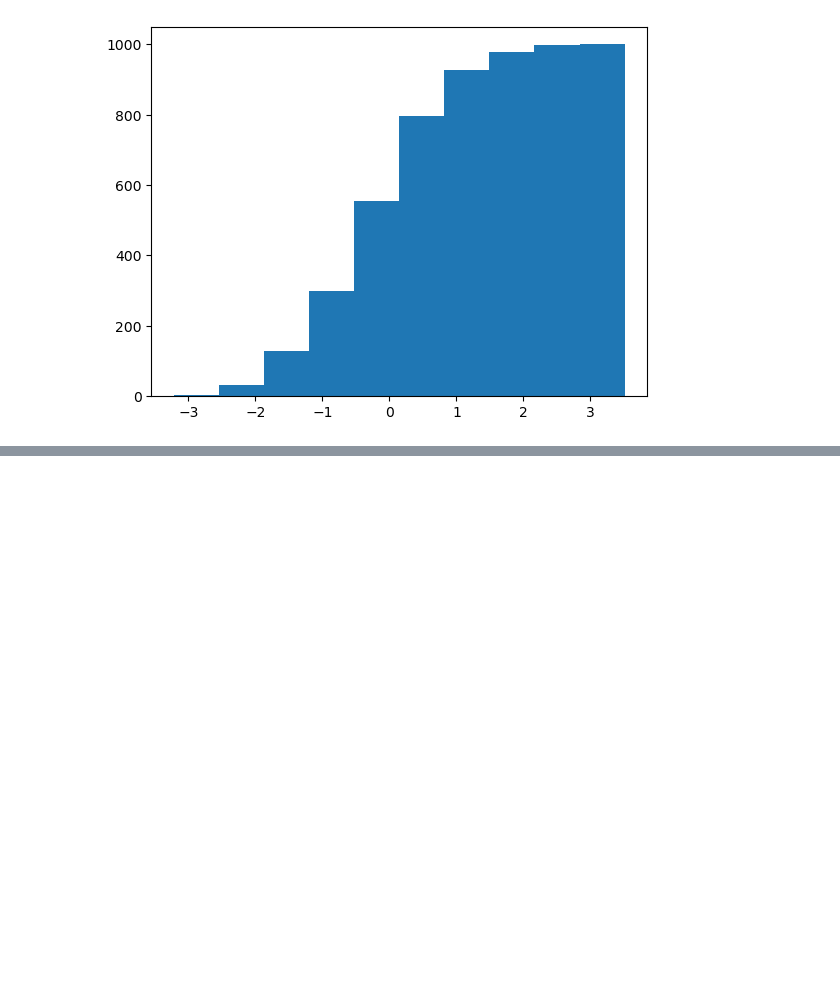
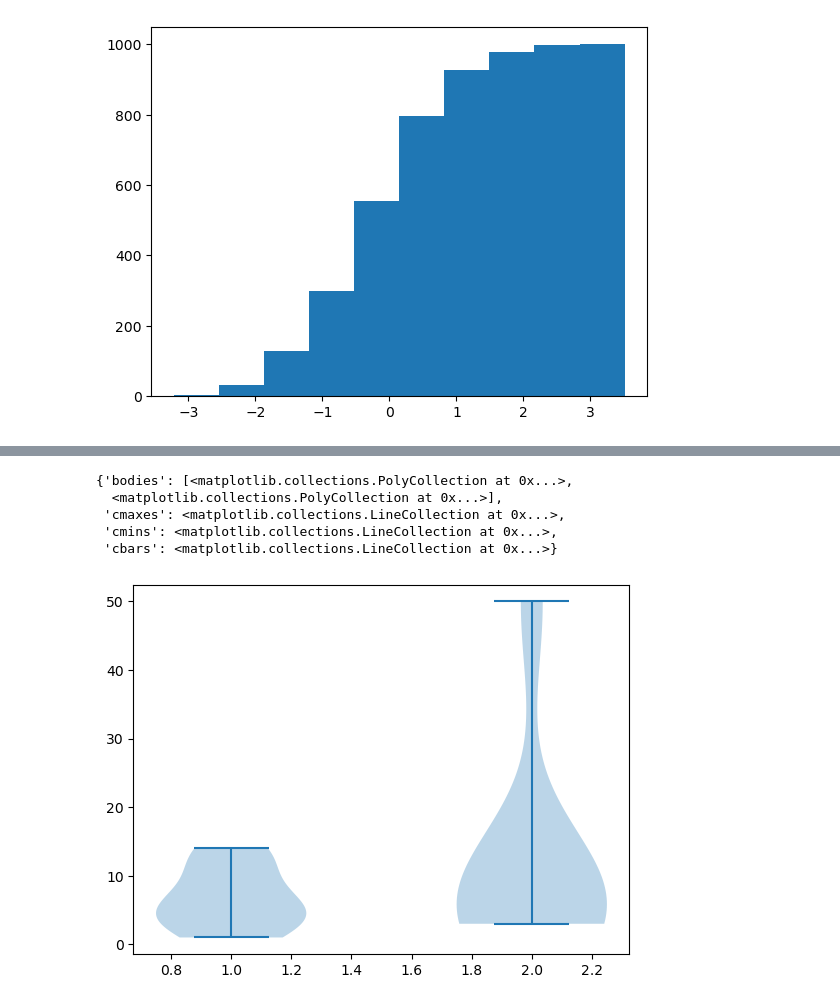
Before and after one commit to basavbamrah/training-sem-7, a Jupyter notebook: basics_5_matplt.ipynb, the cells around one changed output, grey strips where cells are left out. Saved outputs shown, nothing was run; the diff lists cells and outputs as text; code cells hidden in the pictures; blank space fills up the shorter version.

```diff
--- a/basics_5_matplt.ipynb
+++ b/basics_5_matplt.ipynb
@@ -385,0 +405,20 @@ plt.hist(arr,cumulative=True)
+# %%
+# voilin plot
+# a=[12,14,1,4,5,8]
+#
+# lables
+#
+
+a = [12, 14, 1, 4, 4, 5, 8]
+b = [50, 4, 5, 3, 5, 7, 8, 9]
+# plt.violinplot(a,showmeans=True,showmedians=True) mean median label
+pos = [1, 2]
+plt.violinplot([a, b], pos)
+# plt.violinplot(b)
+# %% [output]
+{'bodies': [<matplotlib.collections.PolyCollection at 0x...>,
+  <matplotlib.collections.PolyCollection at 0x...>],
+ 'cmaxes': <matplotlib.collections.LineCollection at 0x...>,
+ 'cmins': <matplotlib.collections.LineCollection at 0x...>,
+ 'cbars': <matplotlib.collections.LineCollection at 0x...>}
+[figure, added]
```
Also changed, not shown: parts of 6 cells of this notebook, 1 other file.
